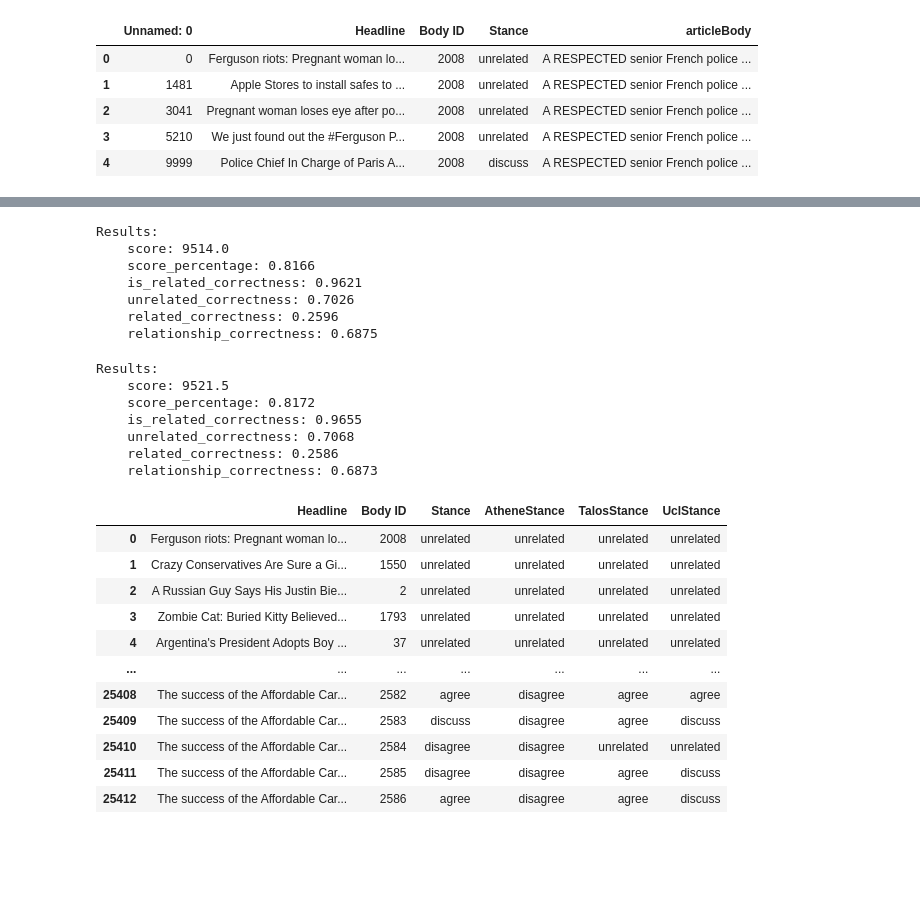
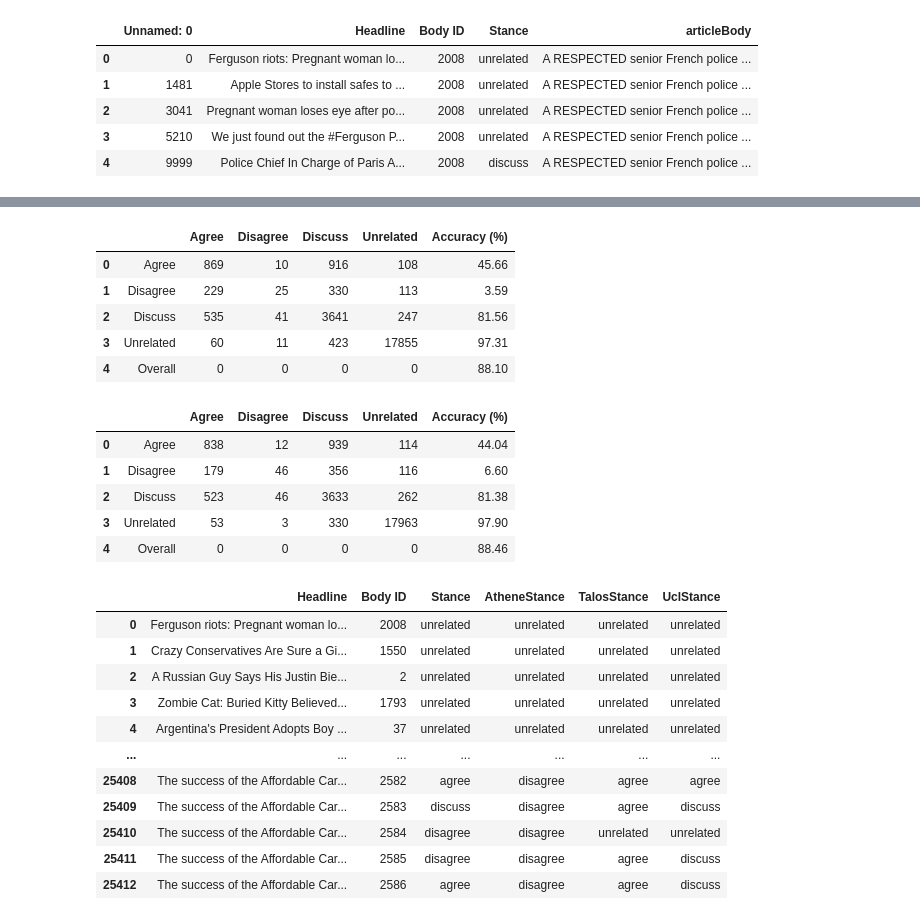
Before and after one commit to 4nds/Strojno_Ucenje_Projekt_FAIR, a Jupyter notebook: src/reproduction/reproduction.ipynb, the cells around one changed output, grey strips where cells are left out. Drawn from its saved outputs; the diff is of its cells as text; code cells hidden in the pictures; blank space fills up the shorter version.

```diff
--- a/src/reproduction/reproduction.ipynb
+++ b/src/reproduction/reproduction.ipynb
@@ -199,25 +199,25 @@ Results:
 # %%
 ucl_stances = ucl_data.headlines_and_stances['Stance']
-evaluateResults(competition_stances, ucl_stances)
+#evaluateResults(competition_stances, ucl_stances)
+evaluator.getScoreMatrix(competition_stances, ucl_stances)
 # %% [output]
-Results:
-    score: 9514.0
-    score_percentage: 0.8166
-    is_related_correctness: 0.9621
-    unrelated_correctness: 0.7026
-    related_correctness: 0.2596
-    relationship_correctness: 0.6875
+|  |  | Agree | Disagree | Discuss | Unrelated | Accuracy (%) |
+| 0 | Agree | 869 | 10 | 916 | 108 | 45.66 |
+| 1 | Disagree | 229 | 25 | 330 | 113 | 3.59 |
+| 2 | Discuss | 535 | 41 | 3641 | 247 | 81.56 |
+| 3 | Unrelated | 60 | 11 | 423 | 17855 | 97.31 |
+| 4 | Overall | 0 | 0 | 0 | 0 | 88.10 |
 # %%
 ucl_official_stances = ucl_official_data.headlines_and_stances['Stance']
-evaluateResults(competition_stances, ucl_official_stances)
+#evaluateResults(competition_stances, ucl_official_stances)
+evaluator.getScoreMatrix(competition_stances, ucl_official_stances)
 # %% [output]
-Results:
-    score: 9521.5
-    score_percentage: 0.8172
-    is_related_correctness: 0.9655
-    unrelated_correctness: 0.7068
-    related_correctness: 0.2586
-    relationship_correctness: 0.6873
+|  |  | Agree | Disagree | Discuss | Unrelated | Accuracy (%) |
+| 0 | Agree | 838 | 12 | 939 | 114 | 44.04 |
+| 1 | Disagree | 179 | 46 | 356 | 116 | 6.60 |
+| 2 | Discuss | 523 | 46 | 3633 | 262 | 81.38 |
+| 3 | Unrelated | 53 | 3 | 330 | 17963 | 97.90 |
+| 4 | Overall | 0 | 0 | 0 | 0 | 88.46 |
 # %%
 competition_all_teams_data = pd.concat([
         competition_data.headlines_and_stances[['Headline', 'Body ID', 'Stance']],
```
Also changed, not shown: parts of 12 cells of this notebook.
